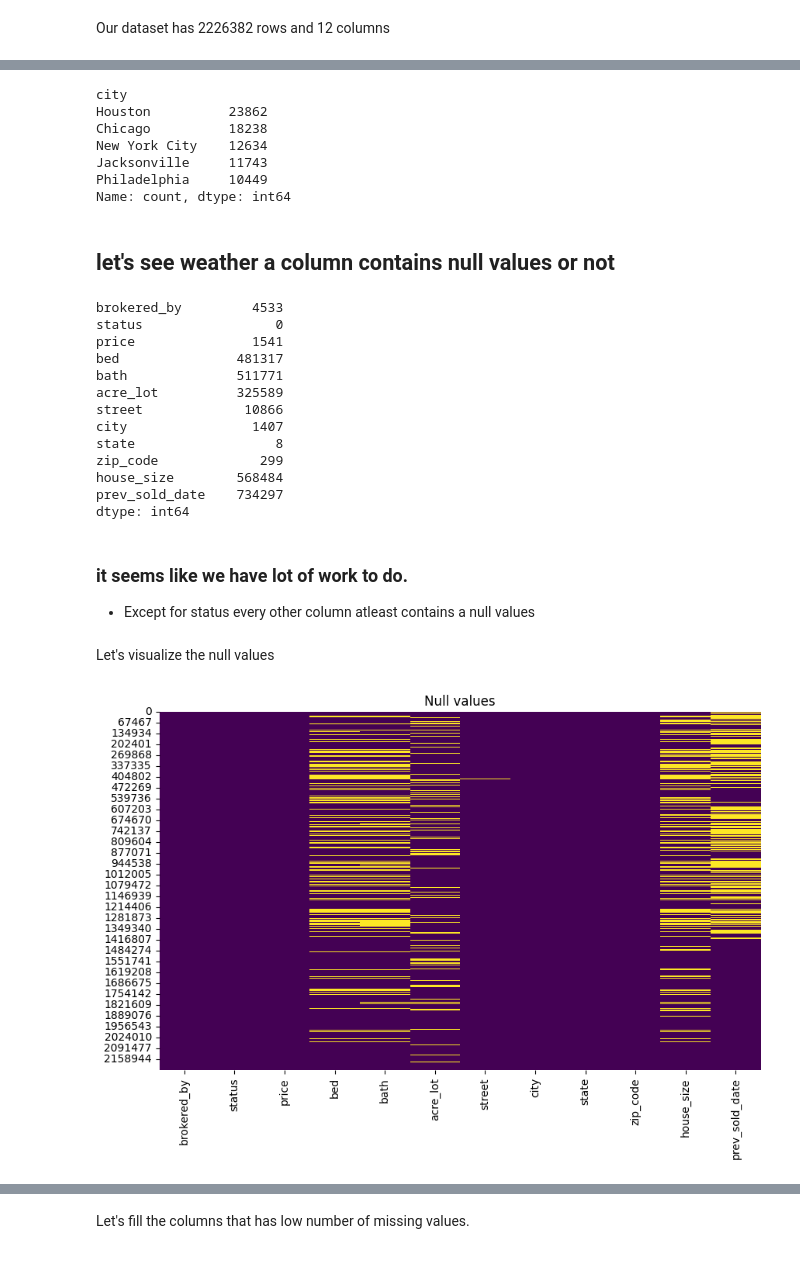
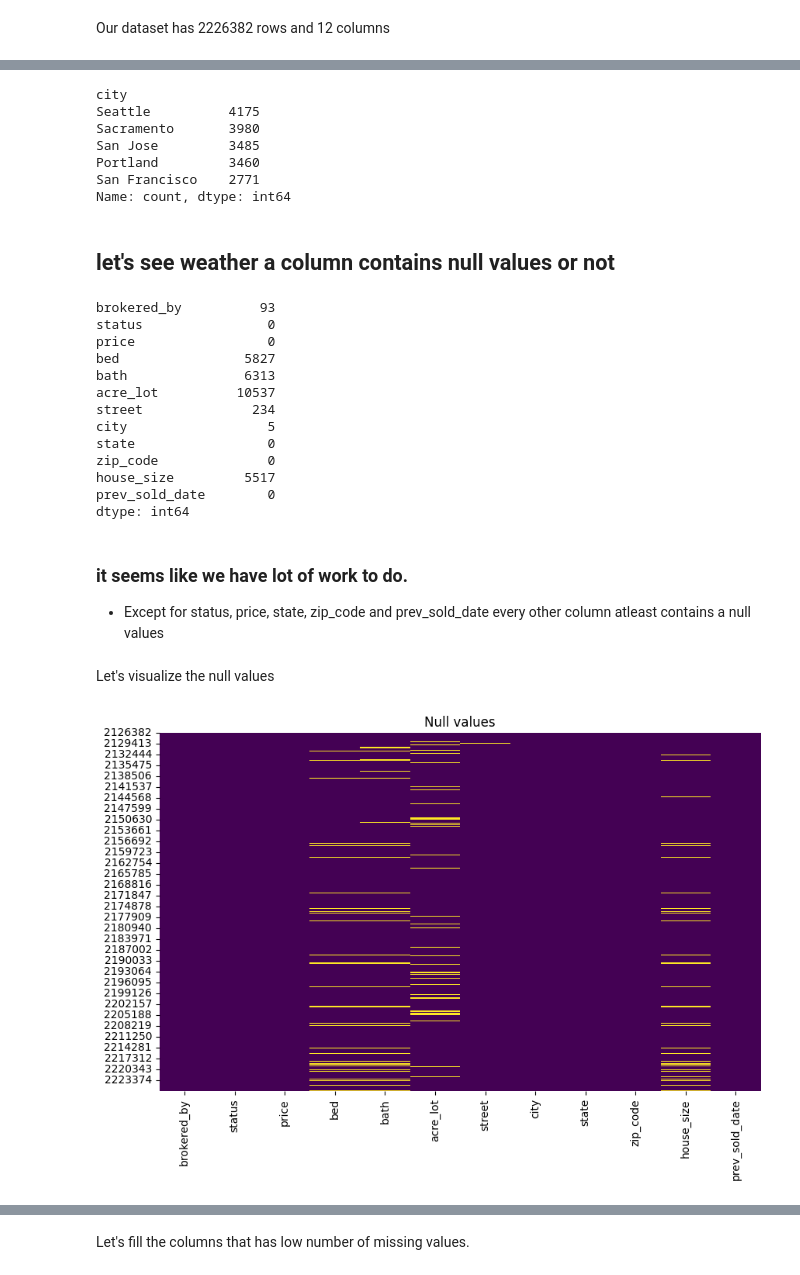
Before and after one commit to Jagannath29/usa_real_estate_price_prediction, a Jupyter notebook: price_prediction.ipynb, the cells around one changed output, grey strips where cells are left out. Drawn from its saved outputs; the diff is of its cells as text; code cells hidden in the pictures.

```diff
--- a/price_prediction.ipynb
+++ b/price_prediction.ipynb
@@ -33,0 +45,2 @@ Our dataset has 2226382 rows and 12 columns
+# %%
+df_dropped = data.drop(data.index[:2126382])
@@ -57,42 +74,42 @@ memory usage: 203.8+ MB
 # %%
-data['city'].value_counts().head()
+df_dropped['city'].value_counts().head()
 # %% [output]
 city
-Houston          23862
-Chicago          18238
-New York City    12634
-Jacksonville     11743
-Philadelphia     10449
+Seattle          4175
+Sacramento       3980
+San Jose         3485
+Portland         3460
+San Francisco    2771
 Name: count, dtype: int64
 # %% [markdown]
 ## let's see weather a column contains null values or not
 # %%
-data.isnull().sum()
+df_dropped.isnull().sum()
 # %% [output]
-brokered_by         4533
-status                 0
-price               1541
-bed               481317
-bath              511771
-acre_lot          325589
-street             10866
-city                1407
-state                  8
-zip_code             299
-house_size        568484
-prev_sold_date    734297
+brokered_by          93
+status                0
+price                 0
+bed                5827
+bath               6313
+acre_lot          10537
+street              234
+city                  5
+state                 0
+zip_code              0
+house_size         5517
+prev_sold_date        0
 dtype: int64
 # %% [markdown]
 ### it seems like we have lot of work to do.
-- Except for status every other column atleast contains a null values
+- Except for status, price, state, zip_code and prev_sold_date every other column atleast contains a null values
 # %% [markdown]
 Let's visualize the null values
 # %%
 plt.figure(figsize=(10,6))
-sns.heatmap(data.isnull(),cmap='viridis', cbar=False)
+sns.heatmap(df_dropped.isnull(),cmap='viridis', cbar=False)
 plt.title('Null values')
 plt.show()
 # %% [output]
-[figure, old version]
+[figure, new version]
 # %%
 plt.figure(figsize=(10, 6))
```
Also changed, not shown: parts of 38 cells of this notebook.
